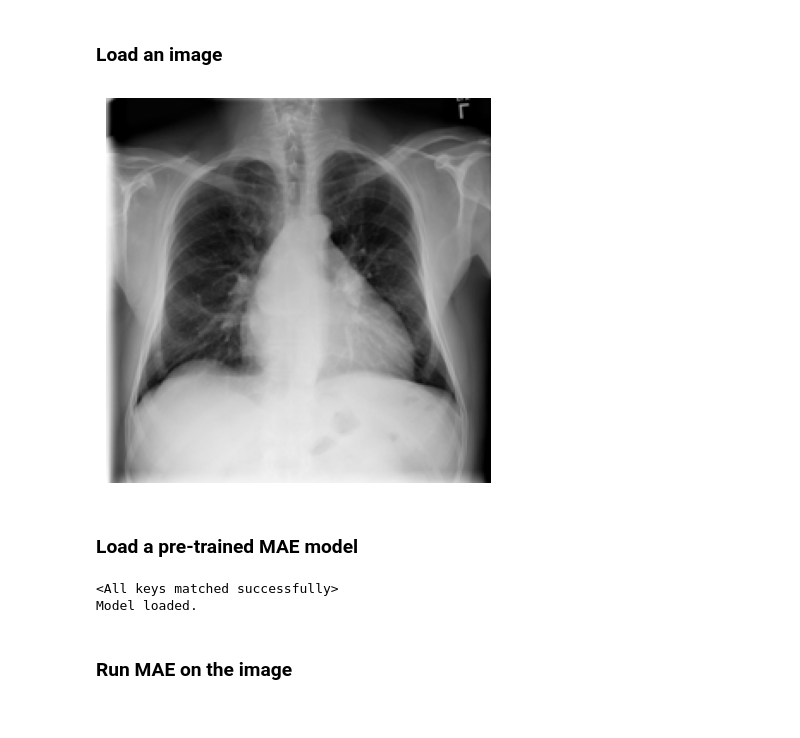
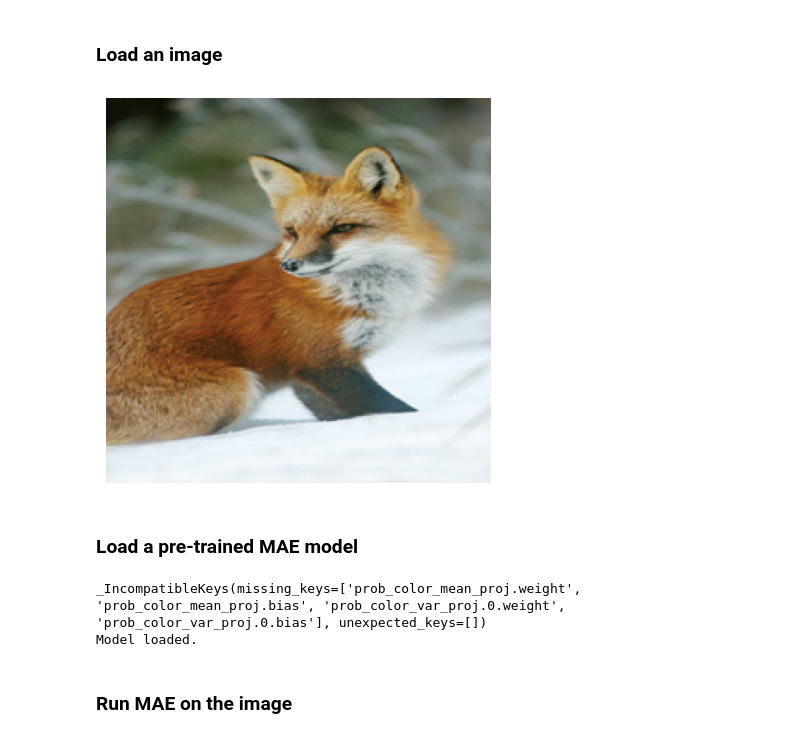
Before and after one commit to zezeze97/mae, a Jupyter notebook: demo/mae_visualize.ipynb, the cells around one changed output. Cells and saved outputs as stored; diff of their text form; code cells hidden in the pictures.

Commit message:
support prob color

```diff
--- a/demo/mae_visualize.ipynb
+++ b/demo/mae_visualize.ipynb
@@ -108,30 +108,30 @@ def run_one_image(ori_img, gray_img, model):
 # %%
 from torchvision import transforms
 # load an image
 # img_url = 'https://user-images.githubusercontent.com/11435359/147738734-196fd92f-9260-48d5-ba7e-bf103d29364d.jpg' # fox, from ILSVRC2012_val_00046145
 # img_url = 'https://user-images.githubusercontent.com/11435359/147743081-0428eecf-89e5-4e07-8da5-a30fd73cc0ba.jpg' # cucumber, from ILSVRC2012_val_00047851
 # img = Image.open(requests.get(img_url, stream=True).raw)
-ori_img = Image.open('../data/images/00000001_000.png').convert ('RGB')
+ori_img = Image.open('../data/train/1/ILSVRC2012_val_00000157.JPEG').convert ('RGB')
 gray_transform = transforms.Grayscale(num_output_channels=1)
 gray_img = gray_transform(ori_img)
 gray_img = gray_img.resize((224, 224))
 gray_img = np.array(gray_img)
 gray_img = gray_img / 255.
 gray_img = gray_img - (0.299*0.485+0.587*0.456+0.114*0.406)
 gray_img = gray_img / (0.299*0.299+0.587*0.224+0.114*0.225)
 
 ori_img = ori_img.resize((224,224))
 ori_img = np.array(ori_img) / 255.
 # assert img.shape == (224, 224, 3)
 
 # normalize by ImageNet mean and std
 ori_img = ori_img - imagenet_mean
 ori_img = ori_img / imagenet_std
 
 plt.rcParams['figure.figsize'] = [5, 5]
 show_image(torch.tensor(ori_img))
 # %% [output]
-[figure, old version]
+[figure, new version]
 # %% [markdown]
 ### Load a pre-trained MAE model
 # %%
@@ -141,10 +141,10 @@ show_image(torch.tensor(ori_img))
 # !wget -nc https://dl.fbaipublicfiles.com/mae/visualize/mae_visualize_vit_large.pth
 
 chkpt_dir = '../pretrained_ckpt/checkpoint-799.pth'
-model_mae = prepare_model(chkpt_dir, 'mae_vit_base_patch16')
+model_mae = prepare_model(chkpt_dir, 'mae_vit_base_patch16_prob_color')
 print('Model loaded.')
 # %% [output]
-<All keys matched successfully>
+_IncompatibleKeys(missing_keys=['prob_color_mean_proj.weight', 'prob_color_mean_proj.bias', 'prob_color_var_proj.0.weight', 'prob_color_var_proj.0.bias'], unexpected_keys=[])
 Model loaded.
 # %% [markdown]
 ### Run MAE on the image
```
Also changed, not shown: parts of 1 cell of this notebook, 2 other files.
